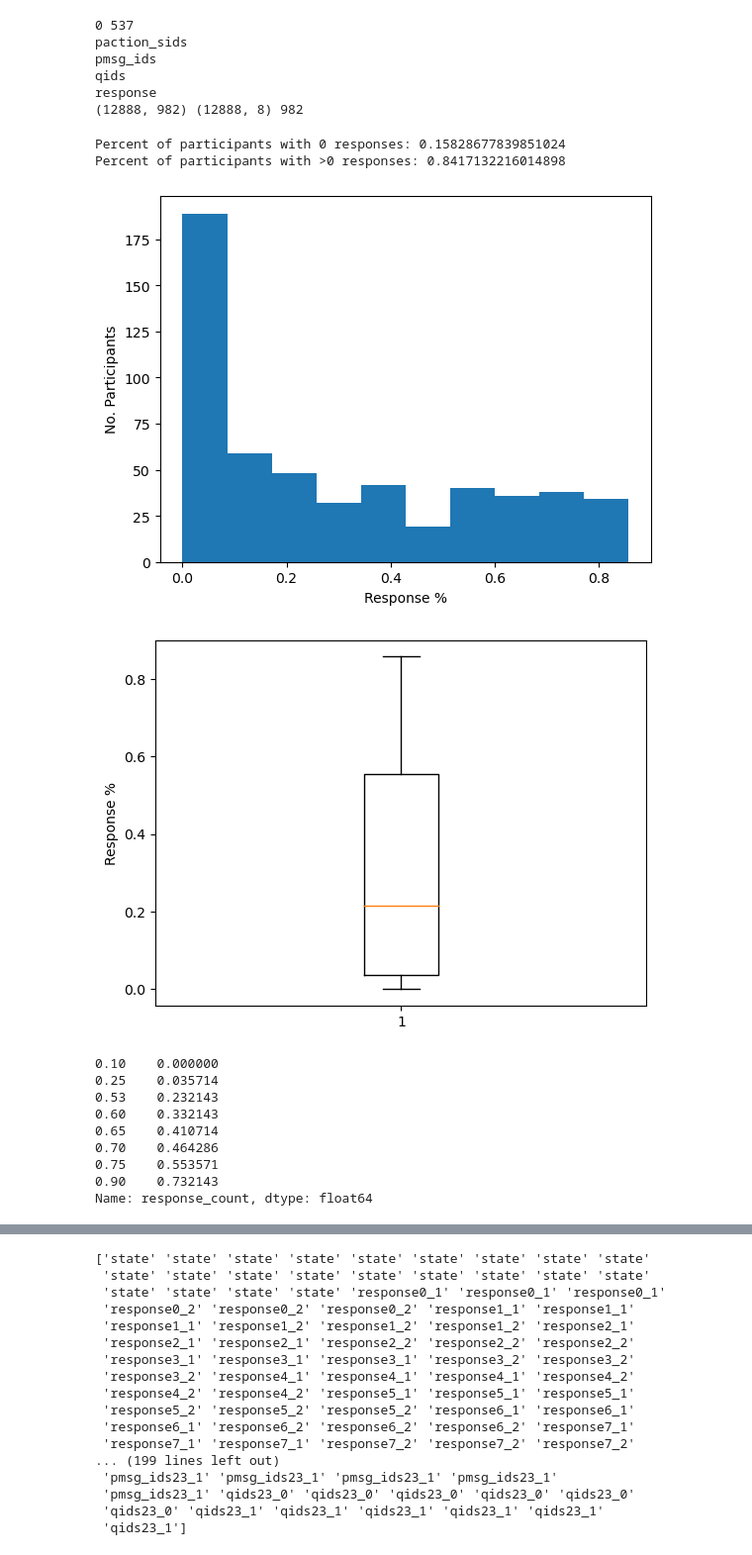
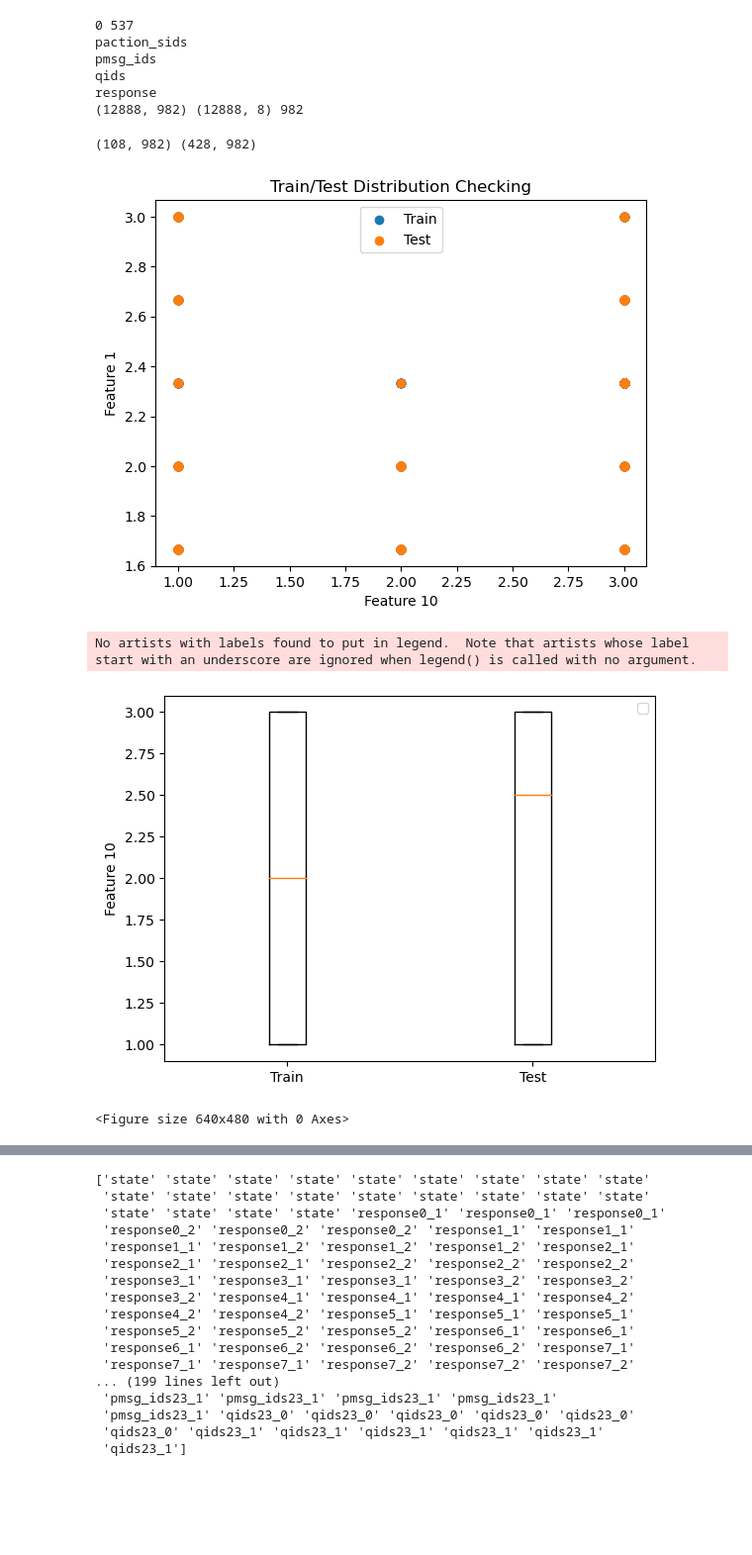
Before and after one commit to SempiternalSarah/mdiabetes-behavior-modeling, a Jupyter notebook: bdtesting.ipynb, the cells around one changed output, grey strips where cells are left out. Shown at 99% size. Drawn from its saved outputs; the diff is of its cells as text; code cells hidden in the pictures; blank space fills up the shorter version.

```diff
--- a/bdtesting.ipynb
+++ b/bdtesting.ipynb
@@ -9,7 +9,7 @@ import matplotlib.pyplot as plt
 # %%
 np.random.seed(0)
 torch.manual_seed(0)
-bd = BehaviorData(minw=2, maxw=31, include_state=True, include_pid=False, full_sequence=True, one_hot_response_features=True)
+bd = BehaviorData(minw=2, maxw=31, include_state=True, include_pid=False, full_questionnaire=True)
 
 percs = bd.counts / 56
 # %% [output]
@@ -19,31 +19,38 @@ pmsg_ids
 qids
 response
 (12888, 982) (12888, 8) 982
-# %%
-print("Percent of participants with 0 responses:", (percs[percs == 0].count()) / len(percs))
-print("Percent of participants with >0 responses:", (percs[percs != 0].count()) / len(percs))
-
-plt.hist(percs)
-plt.ylabel("No. Participants")
-plt.xlabel("Response %")
-plt.show()
-
-plt.clf()
-plt.ylabel("Response %")
-asdf = plt.boxplot(percs)
-plt.show()
-print(percs.quantile([.1, .25, .53, .6, .65, .70, .75, .9]))
-# %% [output]
-Percent of participants with 0 responses: 0.15828677839851024
-Percent of participants with >0 responses: 0.8417132216014898
-[figure, removed]
-[figure, removed]
-0.10    0.000000
-0.25    0.035714
-0.53    0.232143
-0.60    0.332143
-0.65    0.410714
-0.70    0.464286
-0.75    0.553571
-0.90    0.732143
-Name: response_count, dtype: float64
+# %%
+tests = []
+trains = []
+for item in bd.test:
+    tests.append(bd.features[item].numpy())
+for item in bd.train:
+    trains.append(bd.features[item].numpy())
+
+tests = np.array(tests)
+trains = np.array(trains)
+print(tests.shape, trains.shape)
+
+x, y = 10, 1
+splot = plt.scatter(trains[:, x], trains[:, y], label=f"Train")
+splot = plt.scatter(tests[:, x], tests[:, y], label=f"Test")
+plt.title("Train/Test Distribution Checking")
+plt.legend()
+plt.ylabel(f"Feature {y}")
+plt.xlabel(f"Feature {x}")
+plt.show()
+plt.savefig("simpleNotebookDistPlot.png")
+plt.clf()
+
+splot = plt.boxplot([trains[:, x], tests[:, x]], labels=["Train", "Test"])
+plt.legend()
+plt.ylabel(f"Feature {x}")
+plt.show()
+plt.savefig("simpleNotebookBoxPlot.png")
+plt.clf()
+# %% [output]
+(108, 982) (428, 982)
+[figure, added]
+No artists with labels found to put in legend.  Note that artists whose label start with an underscore are ignored when legend() is called with no argument.
+[figure, added]
+<Figure size 640x480 with 0 Axes>
```
Also changed, not shown: parts of 1 cell of this notebook, 3 other files.
